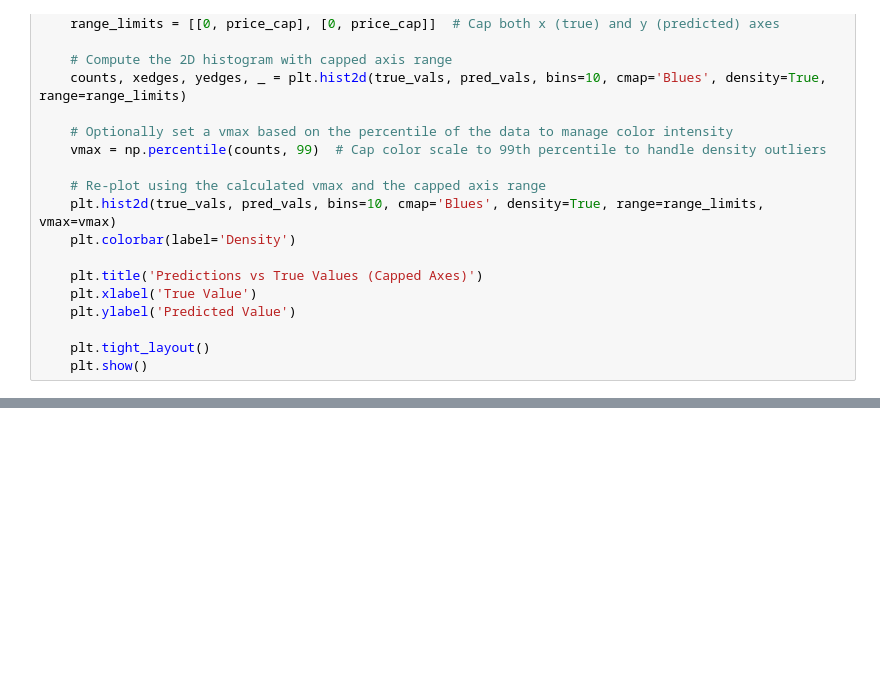
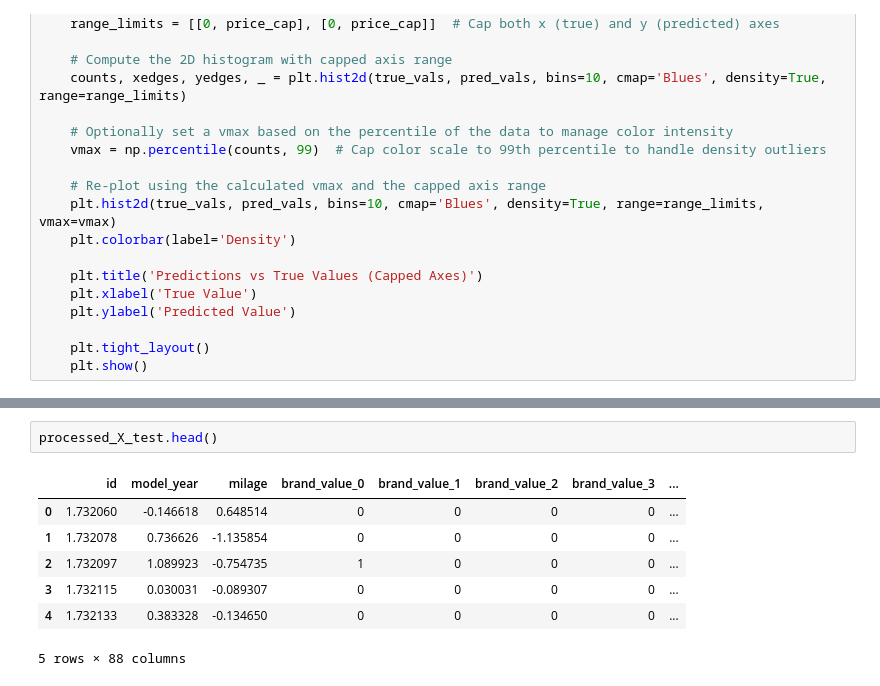
Before and after one commit to xflynx25/kaggle, a Jupyter notebook: playground-series-s4e9/workspace.ipynb, the cells around one changed output, grey strips where cells are left out. Cells and saved outputs as stored; diff of their text form; blank space fills up the shorter version.

```diff
--- a/playground-series-s4e9/workspace.ipynb
+++ b/playground-series-s4e9/workspace.ipynb
@@ -651,0 +752,10 @@ print([x for x in ])
+# %%
+processed_X_test.head()
+# %% [output]
+|  | id | model_year | milage | brand_value_0 | brand_value_1 | brand_value_2 | brand_value_3 | ... |
+| 0 | 1.732060 | -0.146618 | 0.648514 | 0 | 0 | 0 | 0 | ... |
+| 1 | 1.732078 | 0.736626 | -1.135854 | 0 | 0 | 0 | 0 | ... |
+| 2 | 1.732097 | 1.089923 | -0.754735 | 1 | 0 | 0 | 0 | ... |
+| 3 | 1.732115 | 0.030031 | -0.089307 | 0 | 0 | 0 | 0 | ... |
+| 4 | 1.732133 | 0.383328 | -0.134650 | 0 | 0 | 0 | 0 | ... |
+5 rows × 88 columns
```
Also changed, not shown: parts of 16 cells of this notebook, 26 other files.
